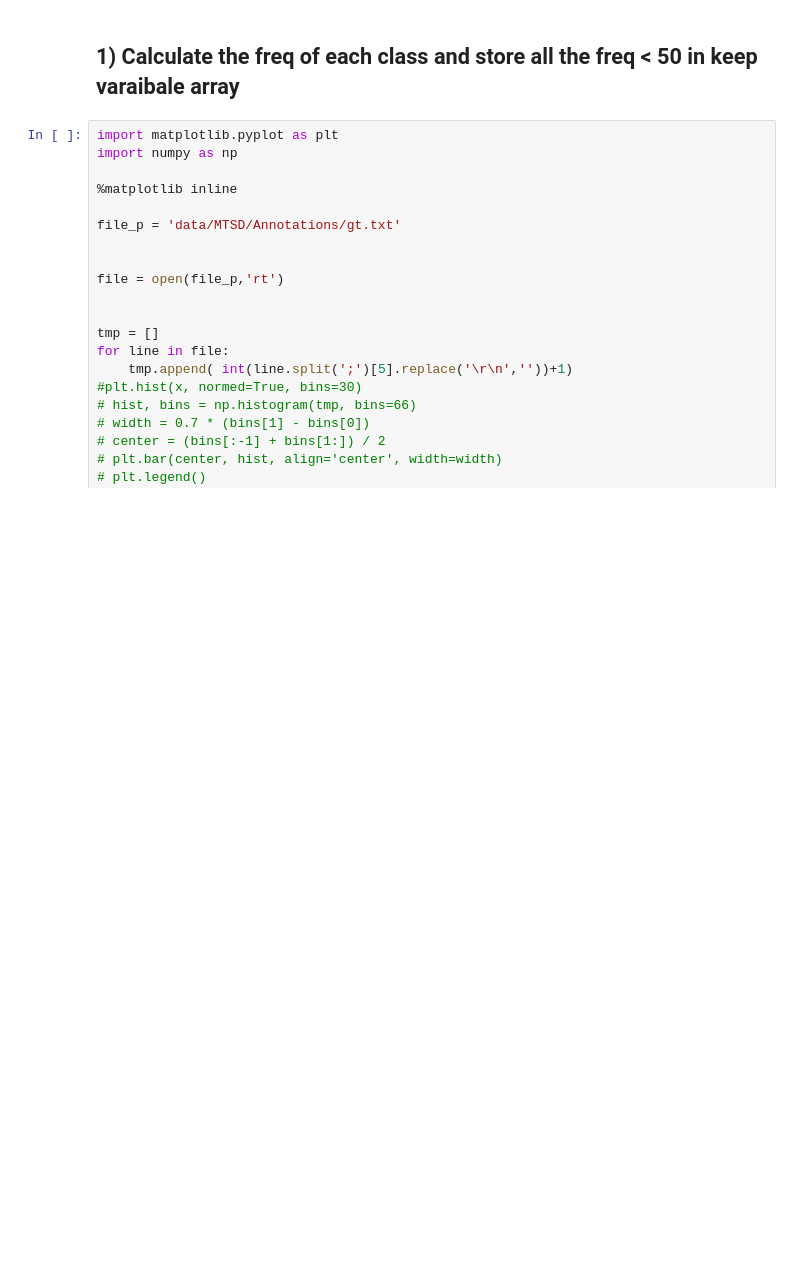
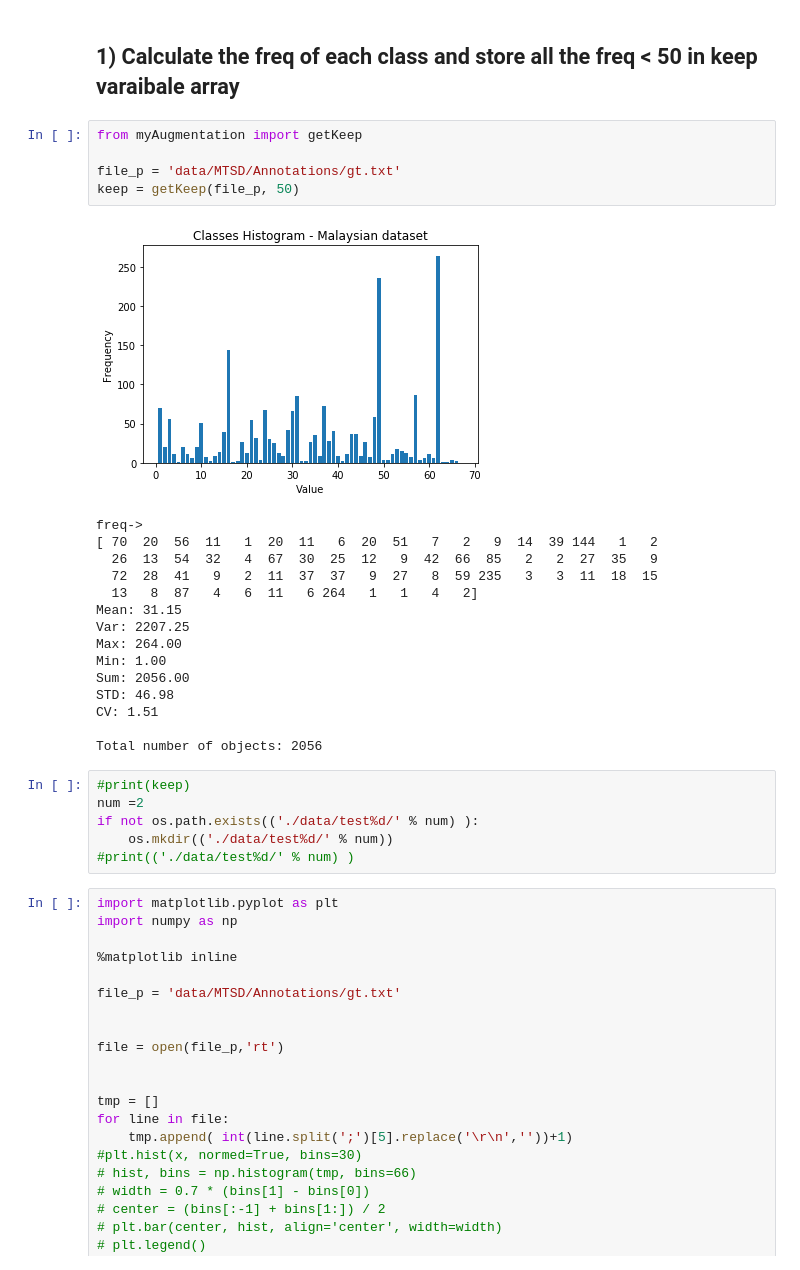
Before and after one commit to hhawary/MTSD_Augmentation, a Jupyter notebook: Augmentv2.ipynb, the cells around one changed output. Drawn from its saved outputs; the diff is of its cells as text; blank space fills up the shorter version.

```diff
--- a/Augmentv2.ipynb
+++ b/Augmentv2.ipynb
@@ -46,6 +46,33 @@ classes = np.array([
                          'divided-road-ending', 'curve-on-the-left', 'crossroads-Y-junction'])
 # %% [markdown]
 ## 1) Calculate the freq of each class and store all the freq < 50 in keep varaibale array
+# %%
+from myAugmentation import getKeep
+
+file_p = 'data/MTSD/Annotations/gt.txt'
+keep = getKeep(file_p, 50)
+# %% [output]
+[figure, added]
+freq->
+[ 70  20  56  11   1  20  11   6  20  51   7   2   9  14  39 144   1   2
+  26  13  54  32   4  67  30  25  12   9  42  66  85   2   2  27  35   9
+  72  28  41   9   2  11  37  37   9  27   8  59 235   3   3  11  18  15
+  13   8  87   4   6  11   6 264   1   1   4   2]
+Mean: 31.15
+Var: 2207.25
+Max: 264.00
+Min: 1.00
+Sum: 2056.00
+STD: 46.98
+CV: 1.51
+
+Total number of objects: 2056
+# %%
+#print(keep)
+num =2
+if not os.path.exists(('./data/test%d/' % num) ):
+    os.mkdir(('./data/test%d/' % num))
+#print(('./data/test%d/' % num) )
 # %%
 import matplotlib.pyplot as plt
 import numpy as np
```
Also changed, not shown: 3 other files.
